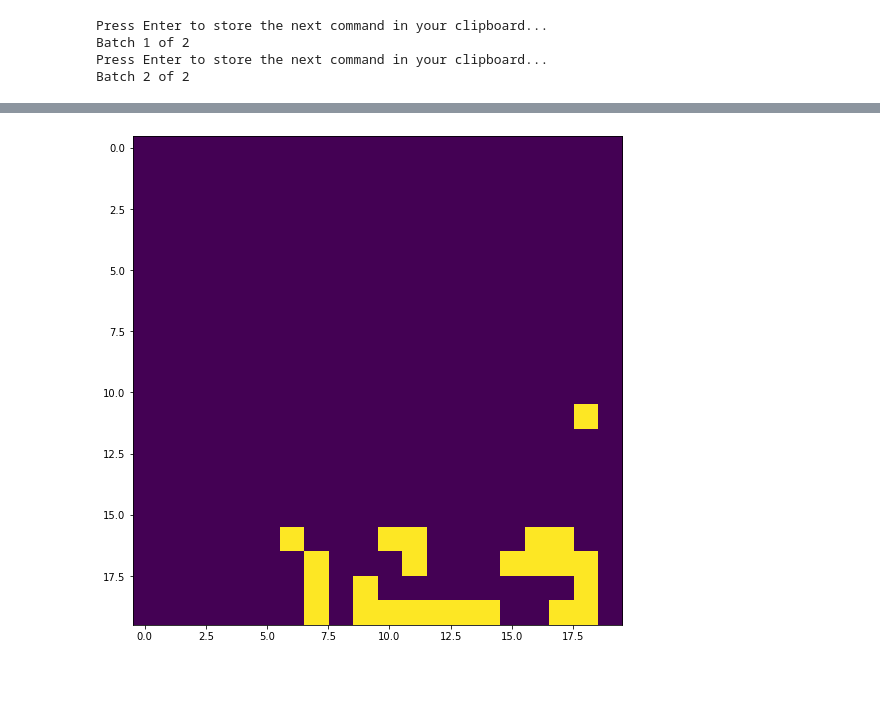
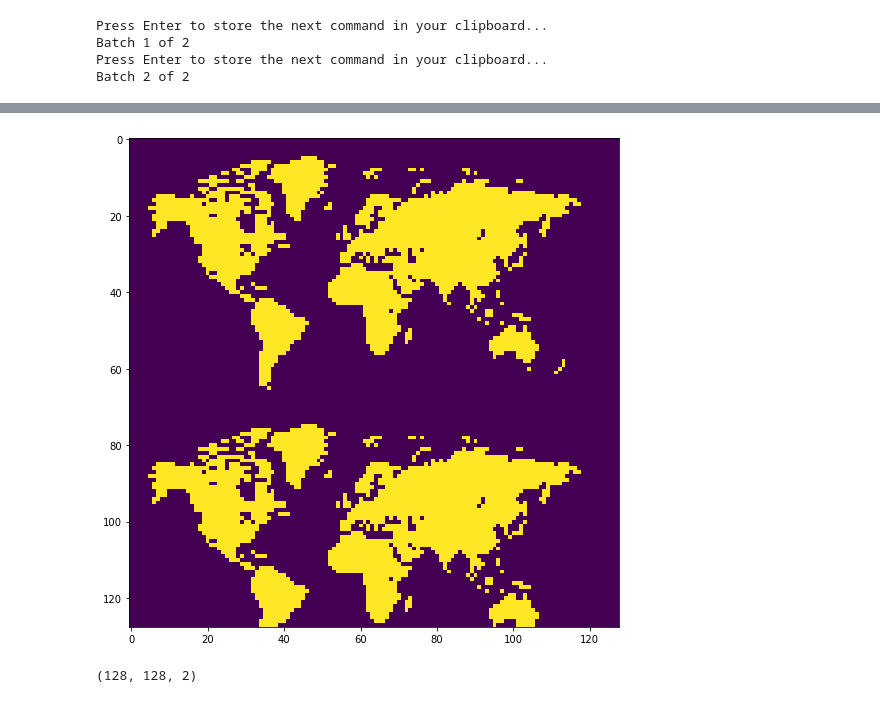
Before and after one commit to DavidResin/polycraft, a Jupyter notebook: heightmap/heightmap.ipynb, the cells around one changed output, grey strips where cells are left out. Drawn from its saved outputs; the diff is of its cells as text; code cells hidden in the pictures; blank space fills up the shorter version.

```diff
--- a/heightmap/heightmap.ipynb
+++ b/heightmap/heightmap.ipynb
@@ -874,8 +874,8 @@ strings = {
 # %%
 def gen_fill(strings, edges, Y, block0, mode=None, block1=None):
     h, w, X0, Z0 = edges
-    X1 = X0 + h - 1
-    Z1 = Z0 + w - 1
+    X1 = X0 + h
+    Z1 = Z0 + w
 
     if mode == "keep":
         pass
@@ -898,8 +898,8 @@ def gen_fill(strings, edges, Y, block0, mode=None, block1=None):
 
 def gen_clone(strings, edges, Y0, yShift, mode, block=None):
     h, w, X0, Z0 = edges
-    X1 = X0 + h - 1
-    Z1 = Z0 + w - 1
+    X1 = X0 + h
+    Z1 = Z0 + w
     Y1 = Y0 + yShift
 
     if mode == "replace" or mode == "masked":
@@ -950,7 +950,7 @@ def thicken(multilayer):
     ret = np.zeros(multilayer.shape)
     mem = np.zeros(multilayer.shape[:2])
 
-    for z in range(multilayer.shape[2]):
+    for z in range(multilayer.shape[2])[::-1]:
         ret[..., z] = multilayer[..., z] + mem
         mem = multilayer[..., z] > 0
 
@@ -958,15 +958,17 @@ def thicken(multilayer):
 
 def split_layer(layer):
     structure = [[0, 1, 0], [1, 1, 1], [0, 1, 0]]
-    labeled, N = label(arr, structure)
+    labeled, N = label(layer, structure)
     ret = []
+
+    # NEED TO FIND "BACKGROUND LABEL" TO EXCLUDE IT
 
     for idx in range(1, N):
         component = (labeled == idx)
         j0, j1 = tuple(np.argwhere(np.any(component, axis=0))[[0, -1]].flatten().tolist())
         i0, i1 = tuple(np.argwhere(np.any(component, axis=1))[[0, -1]].flatten().tolist())
 
-        ret.append((i1 - i0 + 1, j1 - j0 + 1, i0, j0))
+        ret.append((i1 - i0, j1 - j0, i0, j0))
 
     return ret
 
@@ -1001,7 +1003,7 @@ def cubify(heightmap, Y0, strings):
     border = heightmap.shape[:2] + (0, 0)
 
     for y in range(heightmap.shape[2]):
-        layer = heightmap[..., y]
+        layer = multilayer[..., y]
         sublayers = split_layer(layer)
         edges = []
 
@@ -1081,6 +1031,10 @@ array([[ 94],
 # %%
 plt.figure(figsize = (16, 9))
-plt.imshow(heightmap[:20, :20, 1])
+plt.imshow(thicken(heightmap)[:, ::-1, 1])
 plt.show()
 # %% [output]
-[figure, old version]
+[figure, new version]
+# %%
+heightmap.shape
+# %% [output]
+(128, 128, 2)
```
Also changed, not shown: parts of 14 cells of this notebook.
